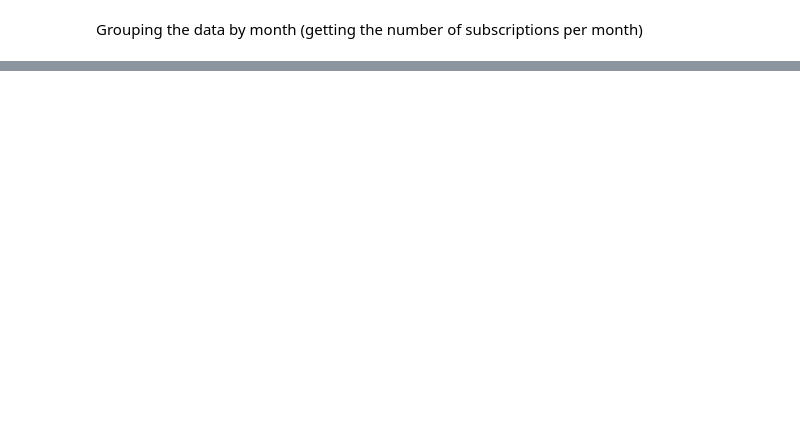
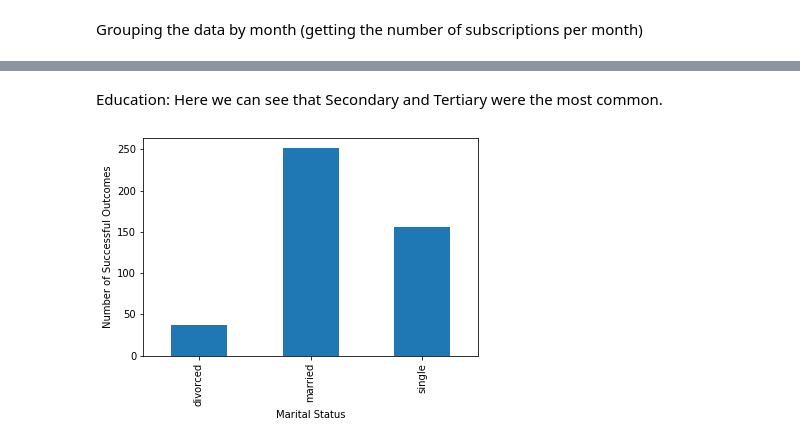
Before and after one commit to seamusflaherty/sharing-github, a Jupyter notebook: Banks.ipynb, the cells around one changed output, grey strips where cells are left out. Cells and saved outputs as stored; diff of their text form; code cells hidden in the pictures; blank space fills up the shorter version.

```diff
--- a/Banks.ipynb
+++ b/Banks.ipynb
@@ -248,0 +332,10 @@ dtype: int64
+# %% [markdown]
+Education: Here we can see that Secondary and Tertiary were the most common.
+# %%
+crosstabplt = pd.crosstab(prevSuccData['marital'].dropna(), prevSuccData['poutcome'])
+crosstabplt.plot(kind='bar', stacked=True, legend=None)
+plt.ylabel('Number of Successful Outcomes')
+plt.xlabel('Marital Status')
+plt.show()
+# %% [output]
+[figure, added]
```
Also changed, not shown: parts of 40 cells of this notebook.
